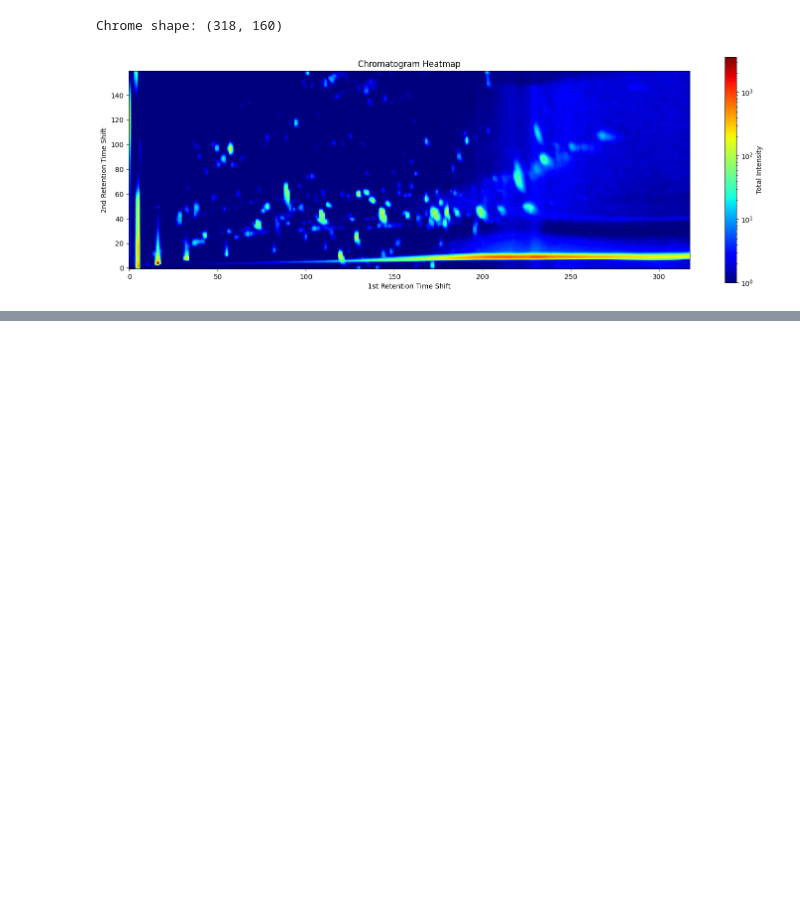
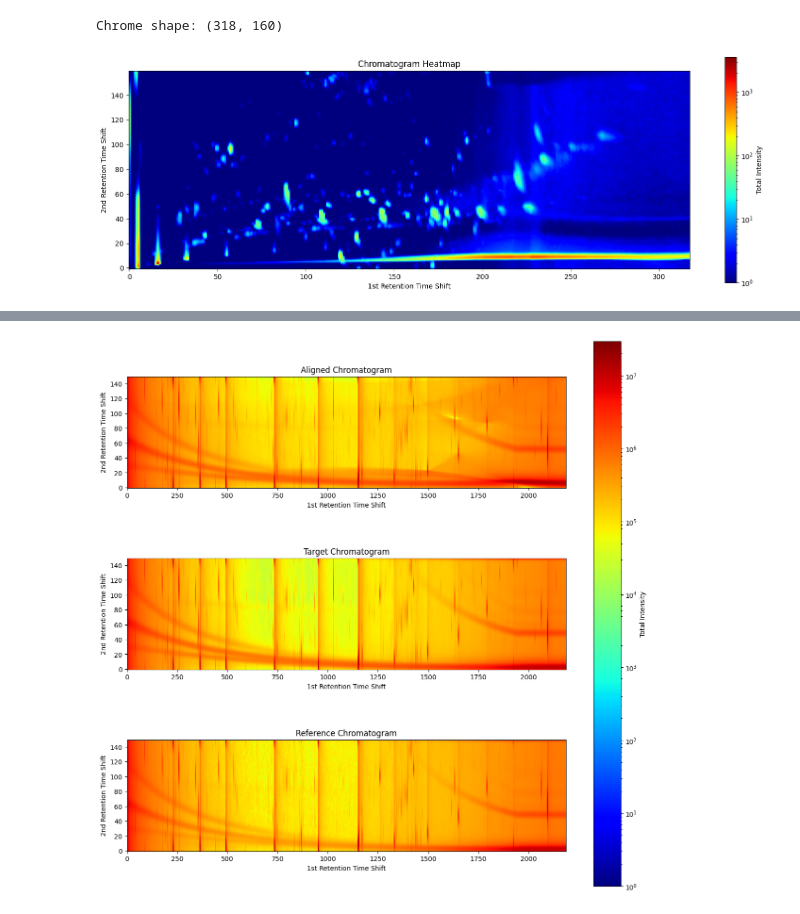
Before and after one commit to ahmedhassayoune/Python-2DGC-Alignment, a Jupyter notebook: notebooks/pbp_alignment.ipynb, the cells around one changed output, grey strips where cells are left out. Drawn from its saved outputs; the diff is of its cells as text; code cells hidden in the pictures; blank space fills up the shorter version.

```diff
--- a/notebooks/pbp_alignment.ipynb
+++ b/notebooks/pbp_alignment.ipynb
@@ -125,0 +144,26 @@ combine_swpa_pbp_alignment(config)
+# %%
+filename = os.path.splitext(config["io_params"]["TARGET_CHROMATOGRAM_FILE"])[0]+"_ALIGNED.cdf"
+paths = [
+    os.path.join(config["io_params"]["OUTPUT_PATH"], filename),
+    os.path.join(config["io_params"]["INPUT_PATH"], config["io_params"]["TARGET_CHROMATOGRAM_FILE"]),
+    os.path.join(config["io_params"]["INPUT_PATH"], config["io_params"]["REFERENCE_CHROMATOGRAM_FILE"]),
+]
+chromato_titles = ['Aligned Chromatogram', 'Target Chromatogram', 'Reference Chromatogram']
+
+chromatos = [read_only_chroma(path, mod_time=config["instrument_params"]["MODTIME"])[0] for path in paths]
+
+fig, axes = plt.subplots(len(chromatos), 1, figsize=(15, 5 * len(chromatos)))
+
+for i, (chromato, ax) in enumerate(zip(chromatos, axes)):
+    chromato = chromato - chromato.min() + 1
+    ax.imshow(chromato.T, aspect=3.7, cmap='jet', origin='lower',
+              norm=LogNorm(vmin=1, vmax=chromato.max()))
+    ax.set_title(chromato_titles[i])
+    ax.set_xlabel('1st Retention Time Shift')
+    ax.set_ylabel('2nd Retention Time Shift')
+
+plt.subplots_adjust(hspace=0)
+plt.colorbar(ax.images[0], ax=axes, label='Total Intensity')
+plt.show()
+# %% [output]
+[figure, added]
```
Also changed, not shown: parts of 1 cell of this notebook, 2 other files.
